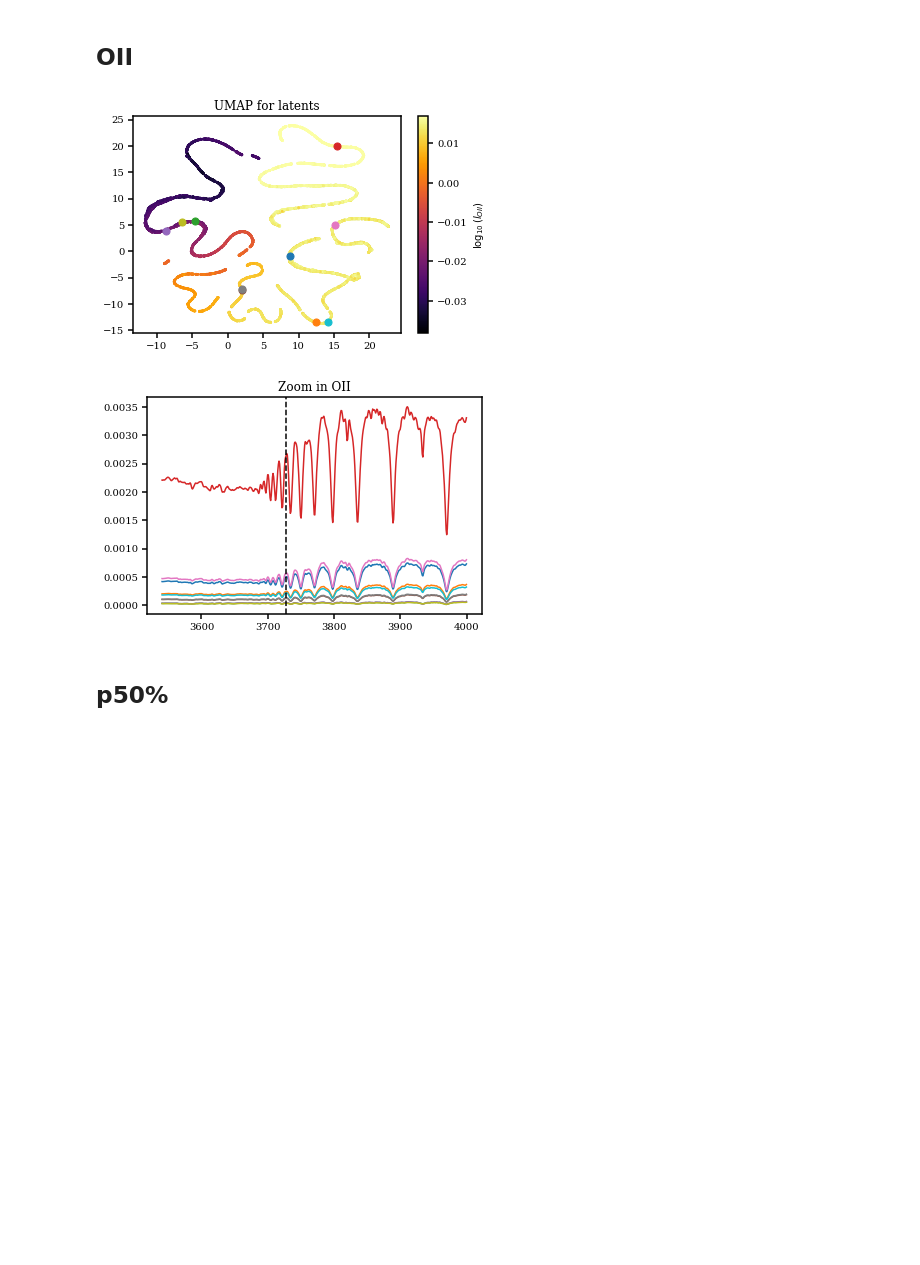
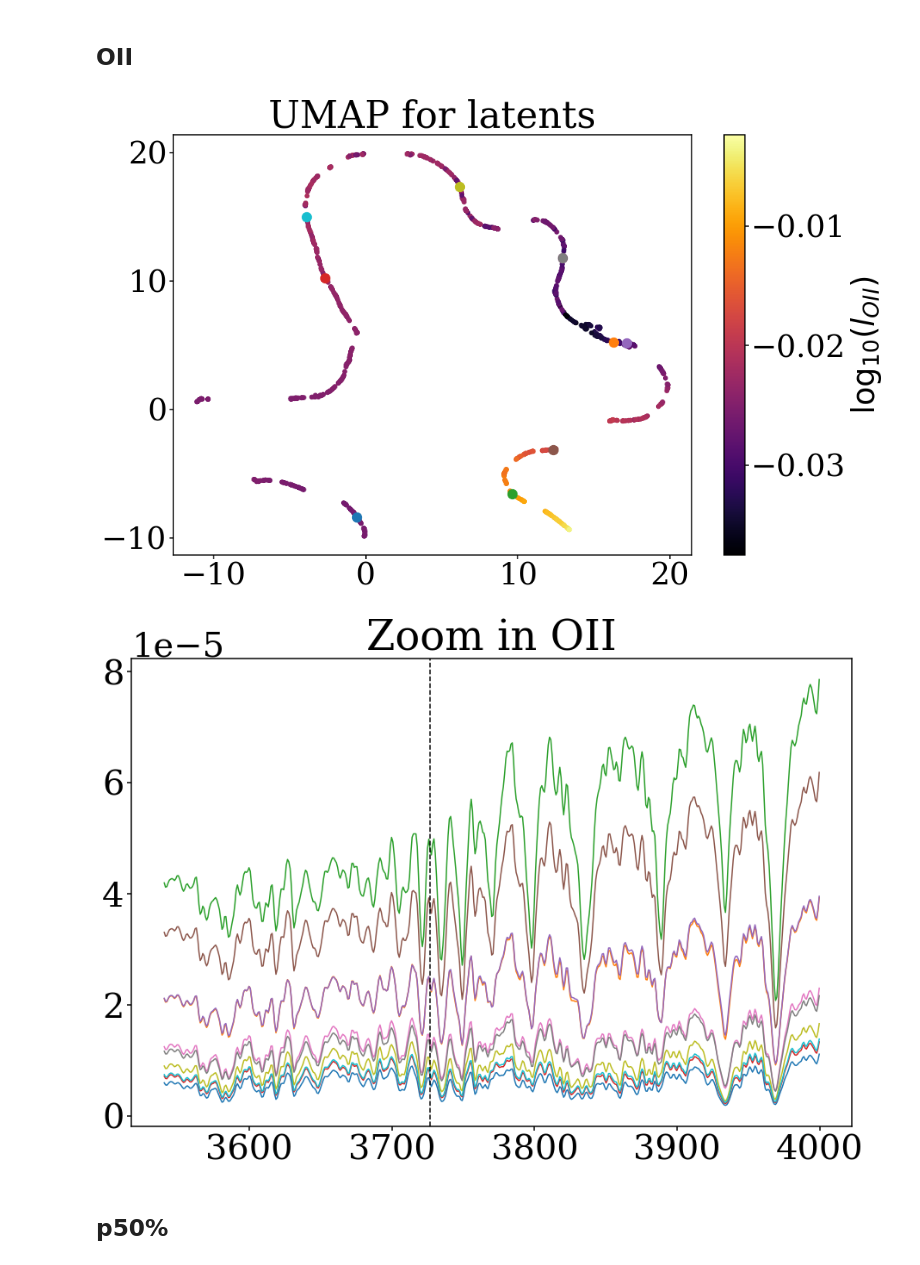
Before and after one commit to patriglesias/SBI_SFHs, a Jupyter notebook: spender_fixed/latents_diagnosis.ipynb, the cells around one changed output. Drawn from its saved outputs; the diff is of its cells as text; code cells hidden in the pictures; blank space fills up the shorter version.

```diff
--- a/spender_fixed/latents_diagnosis.ipynb
+++ b/spender_fixed/latents_diagnosis.ipynb
@@ -138,7 +138,8 @@ embed = reducer.fit_transform(latents) #train each time, if not, just transform
 # %% [output]
 OMP: Info #270: omp_set_nested routine deprecated, please use omp_set_max_active_levels instead.
 # %%
-np.save('embed.npy',embed)
+#np.save('embed.npy',embed)
+embed=np.load('embed.npy')
 # %%
 # no coloring
 plt.scatter(embed[:,0], embed[:,1], s=5, c='tab:blue', rasterized=True)
@@ -177,11 +178,11 @@ color=['tab:blue','tab:orange','tab:green','tab:red','tab:purple','tab:brown','t
 
 
 #the maximum is to avoid divergences
-plt.scatter(embed[:,0], embed[:,1], s=3, c=np.log10(np.maximum(1e-2,l(l_center=6563))), rasterized=True, cmap='inferno')
+plt.scatter(embed[:,0], embed[:,1], s=30, c=np.log10(np.maximum(1e-2,l(l_center=6563))), rasterized=True, cmap='inferno')
 plt.colorbar(label=r'$\log_{10}(l_{\mathrm{H}\alpha})$')
 plt.title('UMAP for latents')
 for i,ind in enumerate(np.arange(0,1000,100)):
-    plt.scatter(embed[ind,0], embed[ind,1], s=50, c=color[i], rasterized=True, cmap='inferno')
+    plt.scatter(embed[ind,0], embed[ind,1], s=150, c=color[i], rasterized=True, cmap='inferno')
 plt.show()
 
 
@@ -195,7 +196,7 @@ plt.title('Zoom in Halpha')
 plt.show()
 
 #lets try to see the dependance with time percentile 10% (a bit random)
-plt.scatter(embed[:,0], embed[:,1], s=3, c=y_test[:,1], rasterized=True, cmap='inferno')
+plt.scatter(embed[:,0], embed[:,1], s=30, c=y_test[:,1], rasterized=True, cmap='inferno')
 plt.colorbar(label='Time [Gyr] of percentil 10 %')
 plt.title('UMAP for latents')
 plt.show()
@@ -203,7 +204,7 @@ plt.show()
 #lets try to see the dependance with time percentile 90% (as expected from the seds)
 #galaxies from the right formed all their stars soon
 
-plt.scatter(embed[:,0], embed[:,1], s=3, c=y_test[:,-1], rasterized=True, cmap='inferno')
+plt.scatter(embed[:,0], embed[:,1], s=30, c=y_test[:,-1], rasterized=True, cmap='inferno')
 plt.colorbar(label='Time [Gyr] of percentil 90 %')
 plt.title('UMAP for latents')
 plt.show()
@@ -220,11 +221,11 @@ plt.show()
 color=['tab:blue','tab:orange','tab:green','tab:red','tab:purple','tab:brown','tab:pink','tab:gray','tab:olive','tab:cyan','gold']
 
 #the maximum is to avoid divergences
-plt.scatter(embed[:,0], embed[:,1], s=3, c=np.log10(np.maximum(1e-2,l(l_center=4863))), rasterized=True, cmap='inferno')
+plt.scatter(embed[:,0], embed[:,1], s=30, c=np.log10(np.maximum(1e-2,l(l_center=4863))), rasterized=True, cmap='inferno')
 plt.colorbar(label=r'$\log_{10}(l_{H \beta})$')
 plt.title('UMAP for latents')
 for i,ind in enumerate(np.arange(0,1000,100)):
-    plt.scatter(embed[ind,0], embed[ind,1], s=50, c=color[i], rasterized=True, cmap='inferno')
+    plt.scatter(embed[ind,0], embed[ind,1], s=150, c=color[i], rasterized=True, cmap='inferno')
 plt.show()
 
 
@@ -244,28 +245,28 @@ plt.show()
 # %%
 #lets try to see the dependance of the UMAP for latents with OII
 
 color=['tab:blue','tab:orange','tab:green','tab:red','tab:purple','tab:brown','tab:pink','tab:gray','tab:olive','tab:cyan','gold']
 
 #the maximum is to avoid divergences
-plt.scatter(embed[:,0], embed[:,1], s=3, c=np.log10(np.maximum(1e-2,l(l_center=3727))), rasterized=True, cmap='inferno')
+plt.scatter(embed[:,0], embed[:,1], s=30, c=np.log10(np.maximum(1e-2,l(l_center=3727))), rasterized=True, cmap='inferno')
 plt.colorbar(label=r'$\log_{10}(l_{OII})$')
 plt.title('UMAP for latents')
 for i,ind in enumerate(np.arange(0,1000,100)):
-    plt.scatter(embed[ind,0], embed[ind,1], s=50, c=color[i], rasterized=True, cmap='inferno')
+    plt.scatter(embed[ind,0], embed[ind,1], s=150, c=color[i], rasterized=True, cmap='inferno')
 plt.show()
 
 
 sel = (wave > 3000 ) & (wave < 4000)
 diff = x_test[:,sel]
 
 for i,ind in enumerate(np.arange(0,1000,100)):
     plt.plot(wave[sel],diff[ind,:],color=color[i])
 plt.axvline(3727,0,1,ls='--',c='k')
 plt.title('Zoom in OII')
 plt.show()
 # %% [output]
-[figure, old version]
+[figure, new version]
-[figure, old version]
+[figure, new version]
 # %% [markdown]
 ## p50%
 # %%
```
Also changed, not shown: parts of 5 cells of this notebook, 14 other files.
